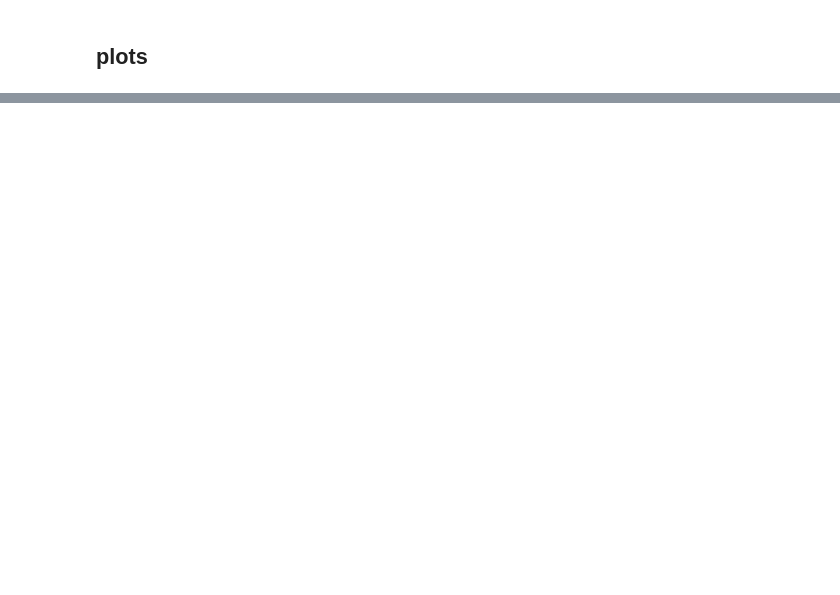
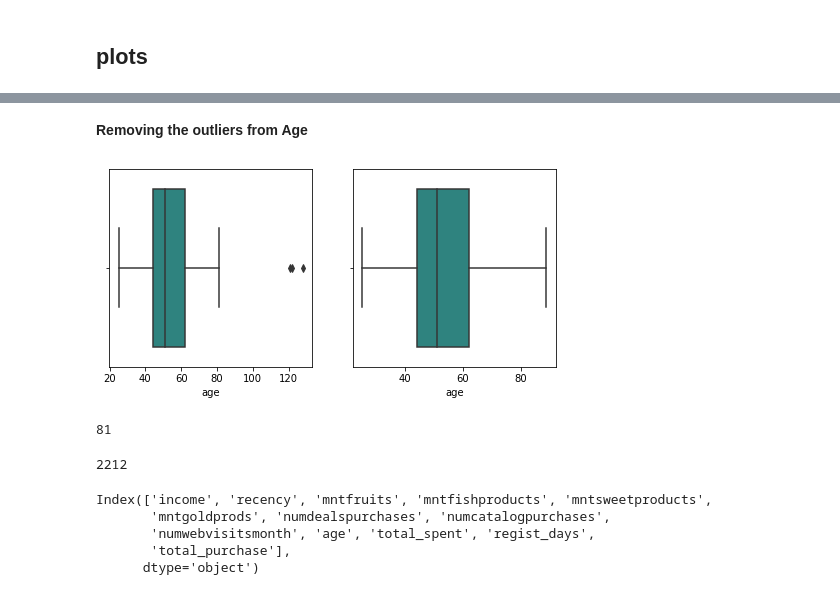
Before and after one commit to shushak/Customer-Segmentation-Project, a Jupyter notebook: Customer_Segmentation_Project.ipynb, the cells around one changed output, grey strips where cells are left out. Cells and saved outputs as stored; diff of their text form; code cells hidden in the pictures; blank space fills up the shorter version.

```diff
--- a/Customer_Segmentation_Project.ipynb
+++ b/Customer_Segmentation_Project.ipynb
@@ -317,0 +529,7 @@ with sns.axes_style("white"):
+# %% [markdown]
+**Removing the outliers from Age**
+# %%
+#we have a customer in dataset 128 years old, we remove these outlier from the age column
+outliers_removal("age")
+# %% [output]
+[figure, added]
@@ -317,0 +538,16 @@ with sns.axes_style("white"):
+# %%
+df["age"].max()
+# %% [output]
+81
+# %%
+len(df)
+# %% [output]
+2212
+# %%
+X.columns
+# %% [output]
+Index(['income', 'recency', 'mntfruits', 'mntfishproducts', 'mntsweetproducts',
+       'mntgoldprods', 'numdealspurchases', 'numcatalogpurchases',
+       'numwebvisitsmonth', 'age', 'total_spent', 'regist_days',
+       'total_purchase'],
+      dtype='object')
```
Also changed, not shown: parts of 41 cells of this notebook.
